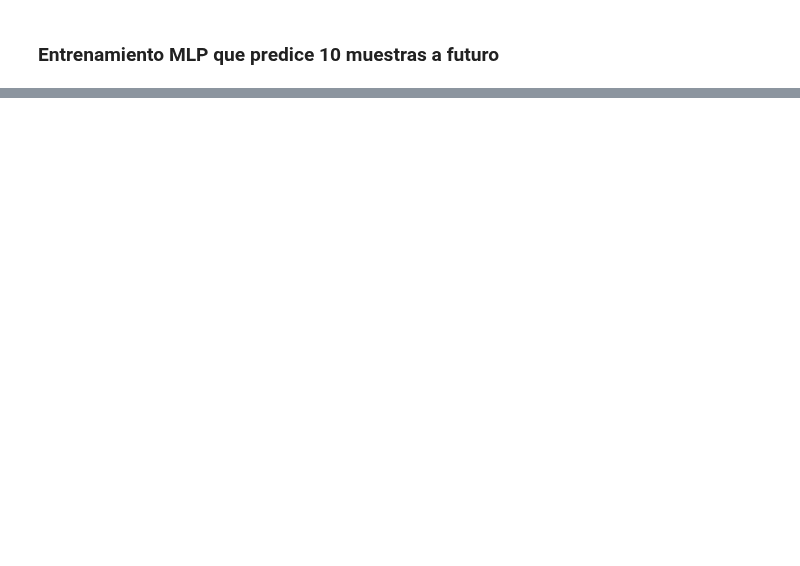
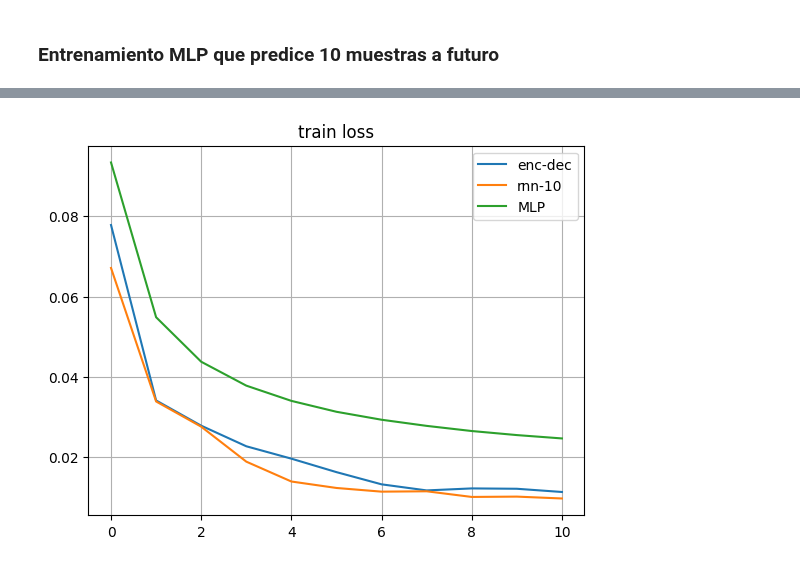
Before and after one commit to FIUBA-Posgrado-Inteligencia-Artificial/aprendizaje_profundo, a Jupyter notebook: clase_6/jupyter_notebooks/RNN_enc_dec.ipynb, the cells around one changed output, grey strips where cells are left out. Drawn from its saved outputs; the diff is of its cells as text; code cells hidden in the pictures; blank space fills up the shorter version.

```diff
--- a/clase_6/jupyter_notebooks/RNN_enc_dec.ipynb
+++ b/clase_6/jupyter_notebooks/RNN_enc_dec.ipynb
@@ -310 +440,4 @@ epoch numero:  5
+# %%
+t_train_loss = torch.cat((t_train_loss, torch.Tensor(train_loss)),0)
+t_eval_loss = torch.cat((t_eval_loss, torch.Tensor(eval_loss)),0)
 # %%
@@ -338,0 +477,3 @@ epoch numero:  5
+# %%
+t_train_loss = torch.cat((t_train_loss, torch.Tensor(train_loss)),0)
+t_eval_loss = torch.cat((t_eval_loss, torch.Tensor(eval_loss)),0)
@@ -339,2 +487,5 @@ epoch numero:  5
+# %%
+t_train_loss = t_train_loss.reshape(3,N_EPOCHS+1)
+t_eval_loss = t_eval_loss.reshape(3,N_EPOCHS+1)
 # %%
 # ploteo y veo el error total
@@ -349,0 +501,8 @@ Error cuadratico medio de la estimación final:
+# %%
+plt.figure()
+plt.plot(t_train_loss.T)
+plt.title('train loss')
+plt.legend(['enc-dec', 'rnn-10', 'MLP'])
+plt.grid()
+# %% [output]
+[figure, added]
```
Also changed, not shown: parts of 17 cells of this notebook, 7 other files.
